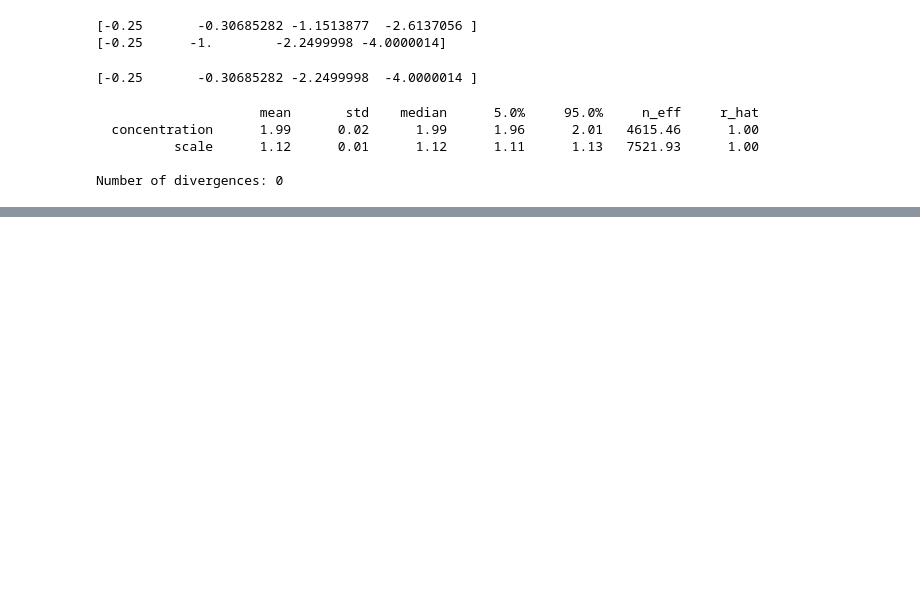
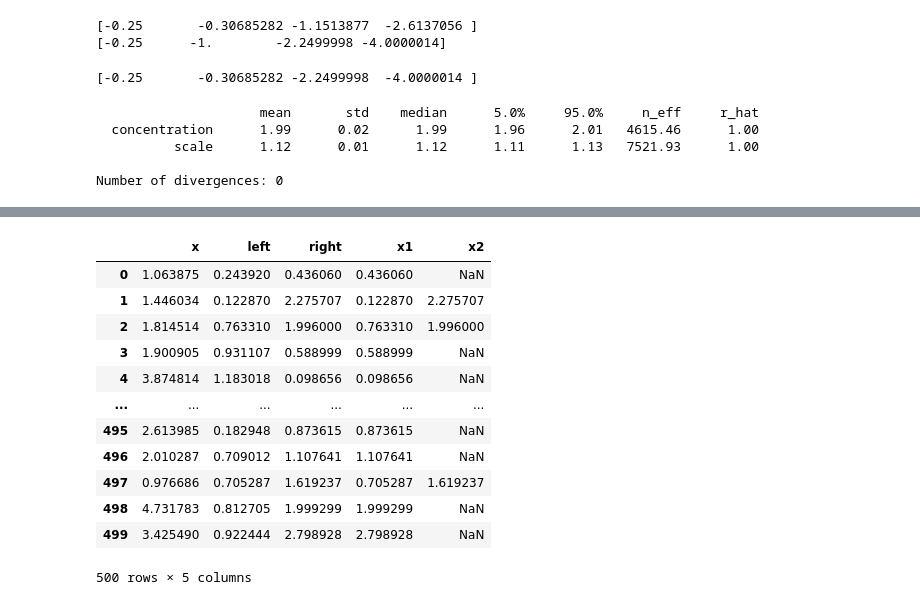
Before and after one commit to vanAmsterdam/numpyro, a Jupyter notebook: notebooks/source/survival_analysis.ipynb, the cells around one changed output, grey strips where cells are left out. Saved outputs shown, nothing was run; the diff lists cells and outputs as text; code cells hidden in the pictures; blank space fills up the shorter version.

```diff
--- a/notebooks/source/survival_analysis.ipynb
+++ b/notebooks/source/survival_analysis.ipynb
@@ -64,0 +194,16 @@ Number of divergences: 0
+# %%
+df
+# %% [output]
+|  | x | left | right | x1 | x2 |
+| 0 | 1.063875 | 0.243920 | 0.436060 | 0.436060 | NaN |
+| 1 | 1.446034 | 0.122870 | 2.275707 | 0.122870 | 2.275707 |
+| 2 | 1.814514 | 0.763310 | 1.996000 | 0.763310 | 1.996000 |
+| 3 | 1.900905 | 0.931107 | 0.588999 | 0.588999 | NaN |
+| 4 | 3.874814 | 1.183018 | 0.098656 | 0.098656 | NaN |
+| ... | ... | ... | ... | ... | ... |
+| 495 | 2.613985 | 0.182948 | 0.873615 | 0.873615 | NaN |
+| 496 | 2.010287 | 0.709012 | 1.107641 | 1.107641 | NaN |
+| 497 | 0.976686 | 0.705287 | 1.619237 | 0.705287 | 1.619237 |
+| 498 | 4.731783 | 0.812705 | 1.999299 | 1.999299 | NaN |
+| 499 | 3.425490 | 0.922444 | 2.798928 | 2.798928 | NaN |
+500 rows × 5 columns
```
Also changed, not shown: parts of 12 cells of this notebook, 2 other files.
